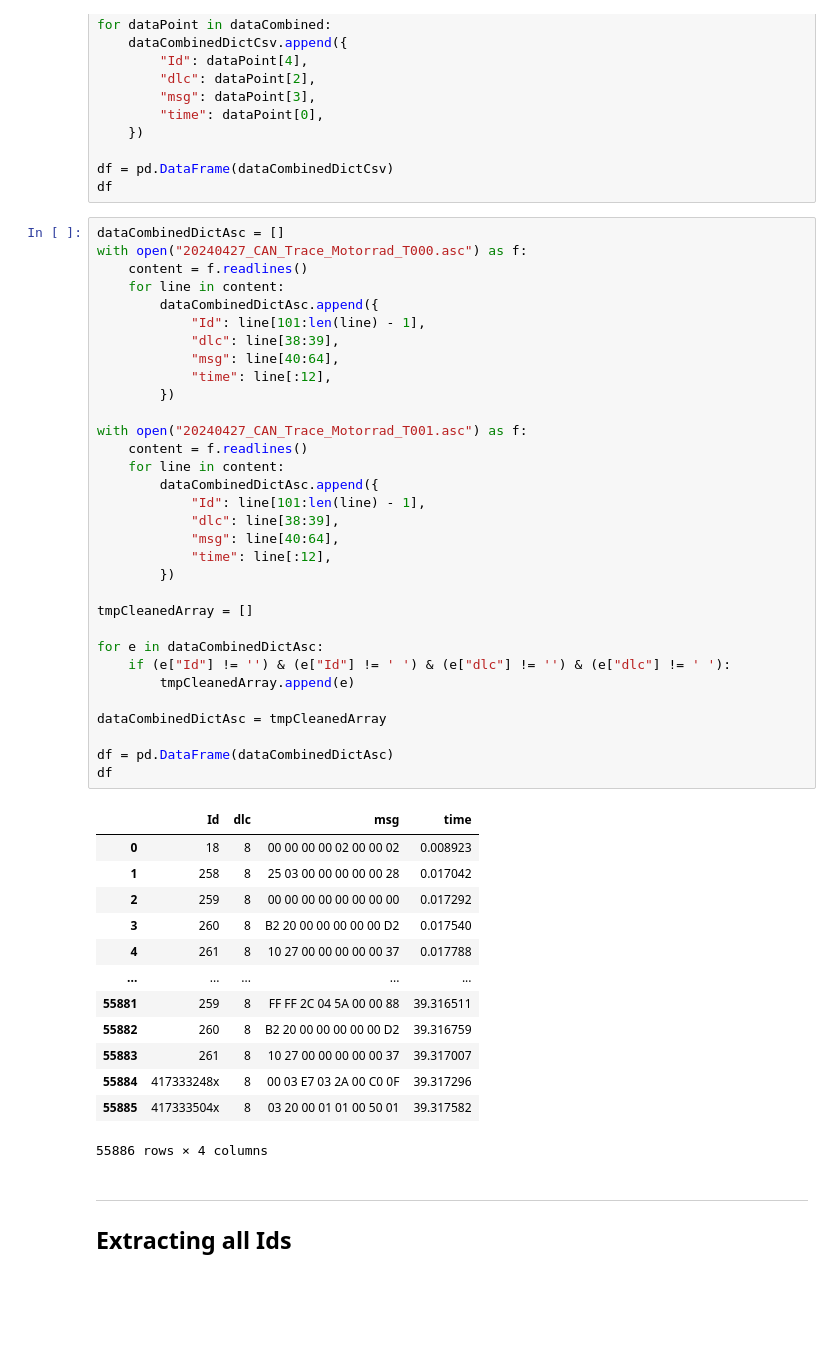
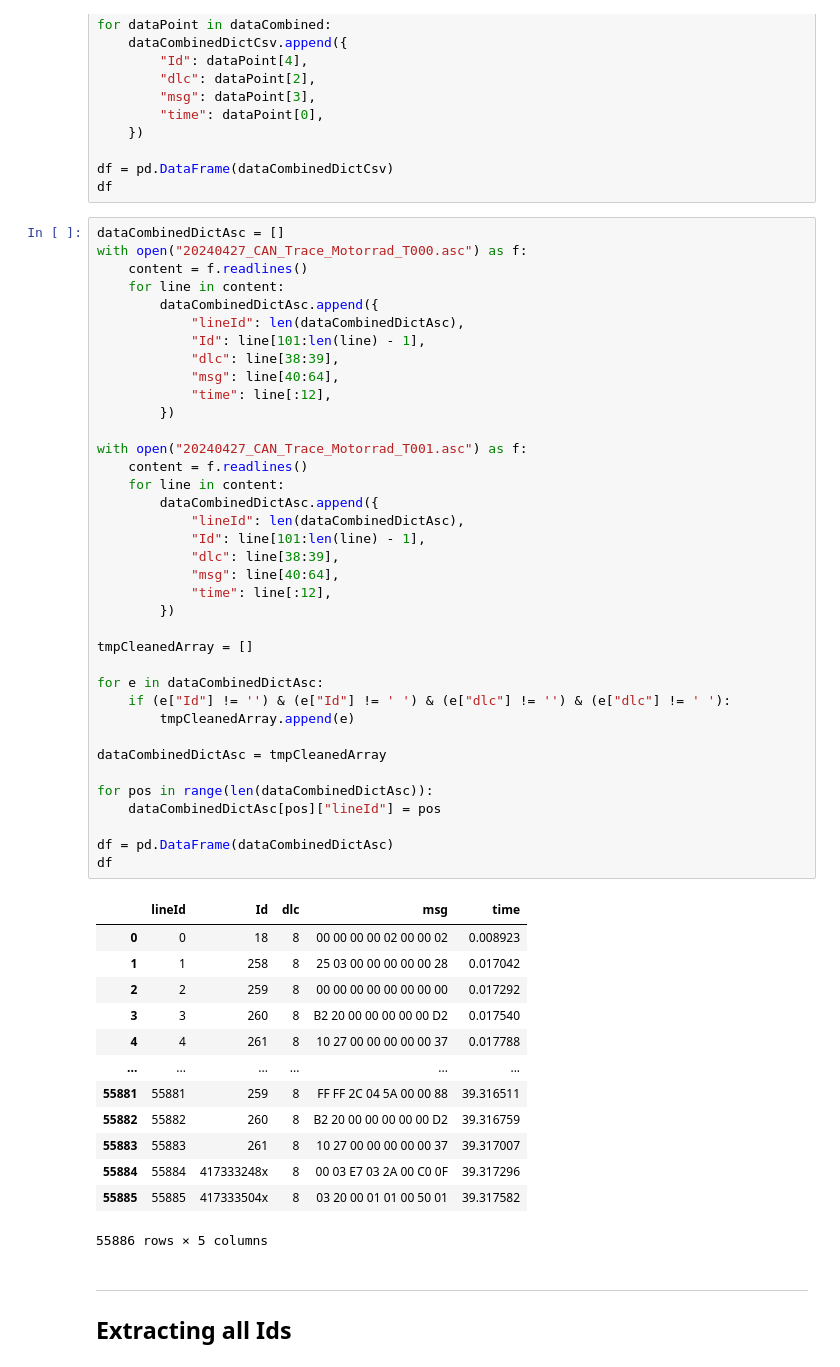
Before and after one commit to FabianKlaffenboeck/privateprojects-vehiclemonitoring-surron_ultrabee-canreverseengineering, a Jupyter notebook: reverse enegnering.ipynb, the cells around one changed output. Cells and saved outputs as stored; diff of their text form; blank space fills up the shorter version.

Commit message:
added lien id to each line

```diff
--- a/reverse enegnering.ipynb
+++ b/reverse enegnering.ipynb
@@ -40,46 +40,51 @@ with open("20240427_CAN_Trace_Motorrad_T000.asc") as f:
     content = f.readlines()
     for line in content:
         dataCombinedDictAsc.append({
+            "lineId": len(dataCombinedDictAsc),
             "Id": line[101:len(line) - 1],
             "dlc": line[38:39],
             "msg": line[40:64],
             "time": line[:12],
         })
 
 with open("20240427_CAN_Trace_Motorrad_T001.asc") as f:
     content = f.readlines()
     for line in content:
         dataCombinedDictAsc.append({
+            "lineId": len(dataCombinedDictAsc),
             "Id": line[101:len(line) - 1],
             "dlc": line[38:39],
             "msg": line[40:64],
             "time": line[:12],
         })
 
 tmpCleanedArray = []
 
 for e in dataCombinedDictAsc:
     if (e["Id"] != '') & (e["Id"] != ' ') & (e["dlc"] != '') & (e["dlc"] != ' '):
         tmpCleanedArray.append(e)
 
 dataCombinedDictAsc = tmpCleanedArray
 
+for pos in range(len(dataCombinedDictAsc)):
+    dataCombinedDictAsc[pos]["lineId"] = pos
+
 df = pd.DataFrame(dataCombinedDictAsc)
 df
 # %% [output]
-|  | Id | dlc | msg | time |
-| 0 | 18 | 8 | 00 00 00 00 02 00 00 02 | 0.008923 |
-| 1 | 258 | 8 | 25 03 00 00 00 00 00 28 | 0.017042 |
-| 2 | 259 | 8 | 00 00 00 00 00 00 00 00 | 0.017292 |
-| 3 | 260 | 8 | B2 20 00 00 00 00 00 D2 | 0.017540 |
-| 4 | 261 | 8 | 10 27 00 00 00 00 00 37 | 0.017788 |
-| ... | ... | ... | ... | ... |
-| 55881 | 259 | 8 | FF FF 2C 04 5A 00 00 88 | 39.316511 |
-| 55882 | 260 | 8 | B2 20 00 00 00 00 00 D2 | 39.316759 |
-| 55883 | 261 | 8 | 10 27 00 00 00 00 00 37 | 39.317007 |
-| 55884 | 417333248x | 8 | 00 03 E7 03 2A 00 C0 0F | 39.317296 |
-| 55885 | 417333504x | 8 | 03 20 00 01 01 00 50 01 | 39.317582 |
+|  | lineId | Id | dlc | msg | time |
+| 0 | 0 | 18 | 8 | 00 00 00 00 02 00 00 02 | 0.008923 |
+| 1 | 1 | 258 | 8 | 25 03 00 00 00 00 00 28 | 0.017042 |
+| 2 | 2 | 259 | 8 | 00 00 00 00 00 00 00 00 | 0.017292 |
+| 3 | 3 | 260 | 8 | B2 20 00 00 00 00 00 D2 | 0.017540 |
+| 4 | 4 | 261 | 8 | 10 27 00 00 00 00 00 37 | 0.017788 |
+| ... | ... | ... | ... | ... | ... |
+| 55881 | 55881 | 259 | 8 | FF FF 2C 04 5A 00 00 88 | 39.316511 |
+| 55882 | 55882 | 260 | 8 | B2 20 00 00 00 00 00 D2 | 39.316759 |
+| 55883 | 55883 | 261 | 8 | 10 27 00 00 00 00 00 37 | 39.317007 |
+| 55884 | 55884 | 417333248x | 8 | 00 03 E7 03 2A 00 C0 0F | 39.317296 |
+| 55885 | 55885 | 417333504x | 8 | 03 20 00 01 01 00 50 01 | 39.317582 |
-55886 rows × 4 columns
+55886 rows × 5 columns
 # %% [markdown]
 ---
 ## Extracting all Ids
```
